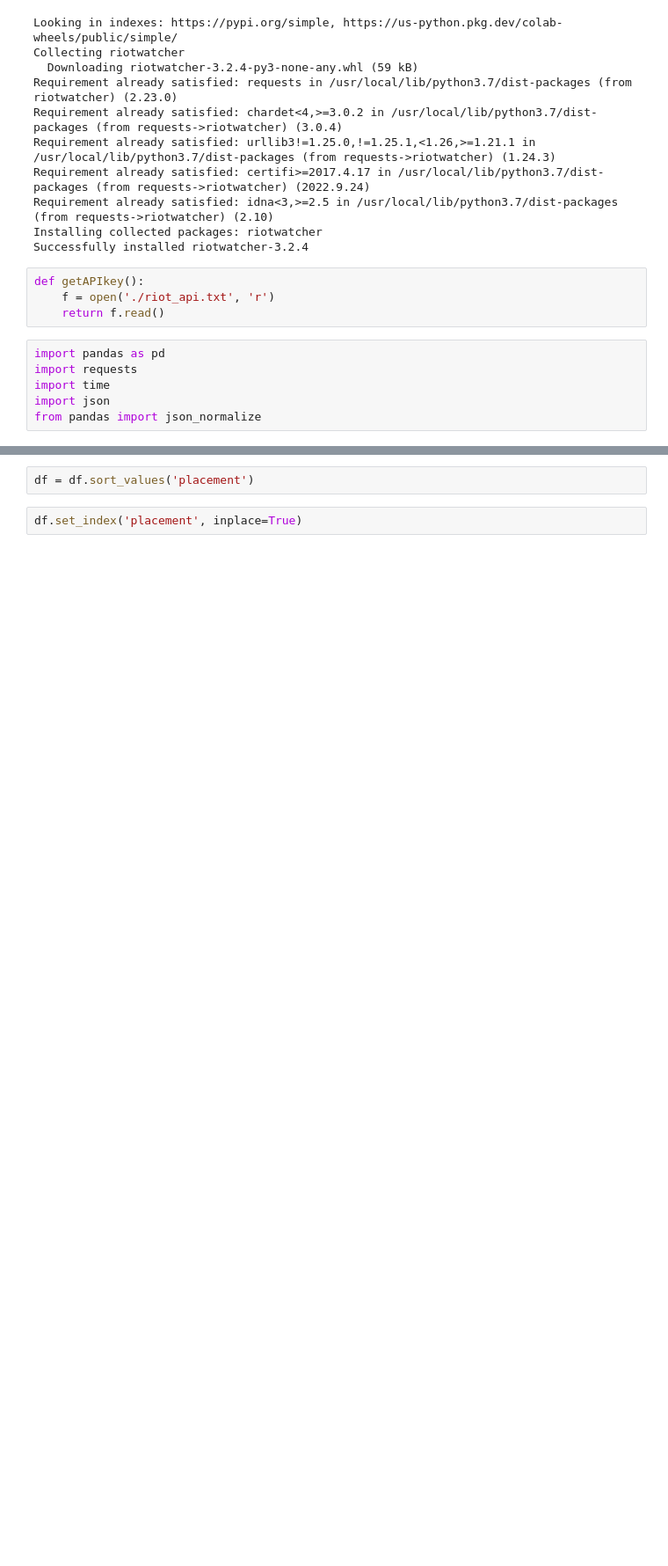
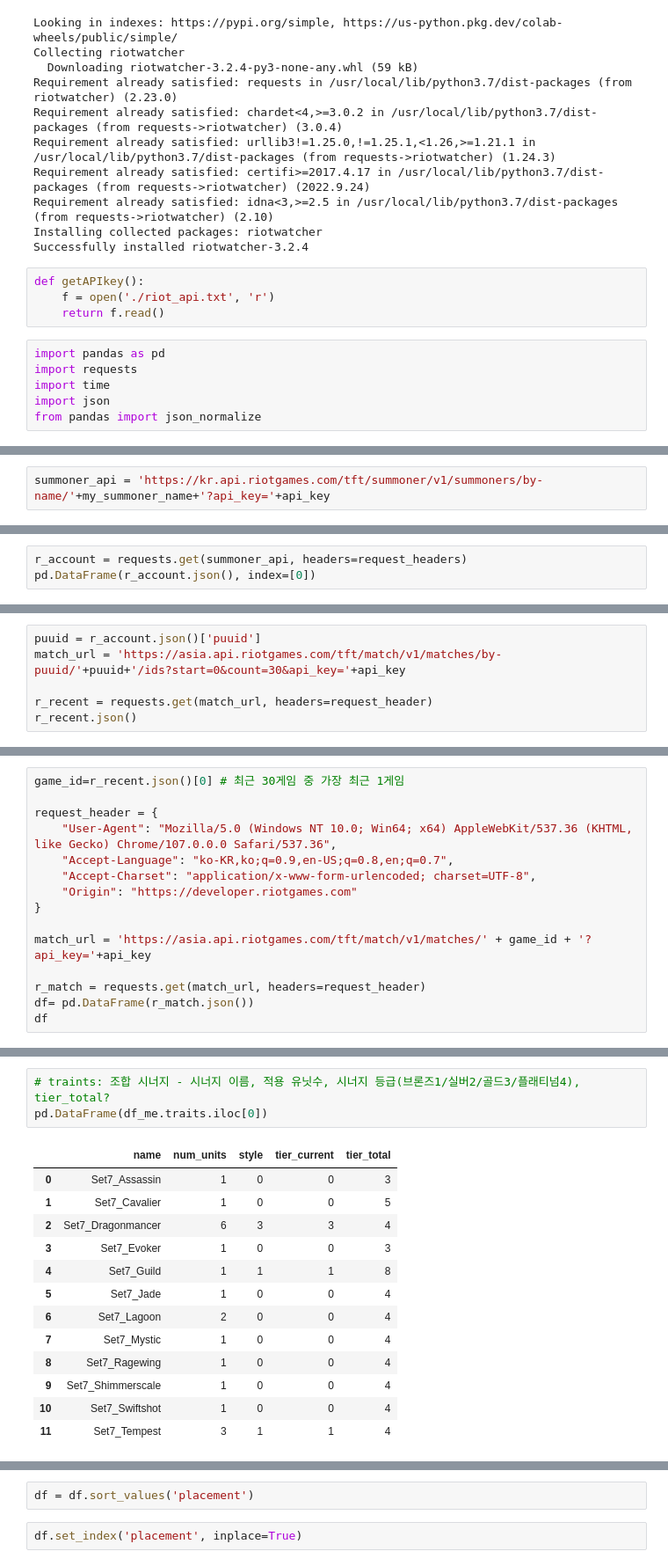
Before and after one commit to ysooch0819/Codestates-AIB-projects, a Jupyter notebook: Section2_project준비.ipynb, the cells around one changed output, grey strips where cells are left out. Shown at 88% size. Drawn from its saved outputs; the diff is of its cells as text; blank space fills up the shorter version.

```diff
--- a/Section2_project준비.ipynb
+++ b/Section2_project준비.ipynb
@@ -184,0 +40,2 @@ df[isMe]['companion'].loc[5]
+# %%
+summoner_api = 'https://kr.api.riotgames.com/tft/summoner/v1/summoners/by-name/'+my_summoner_name+'?api_key='+api_key
@@ -184,0 +65,3 @@ df[isMe]['companion'].loc[5]
+# %%
+r_account = requests.get(summoner_api, headers=request_headers)
+pd.DataFrame(r_account.json(), index=[0])
@@ -184,0 +71,6 @@ df[isMe]['companion'].loc[5]
+# %%
+puuid = r_account.json()['puuid']
+match_url = 'https://asia.api.riotgames.com/tft/match/v1/matches/by-puuid/'+puuid+'/ids?start=0&count=30&api_key='+api_key
+
+r_recent = requests.get(match_url, headers=request_header)
+r_recent.json()
@@ -184,0 +122,15 @@ df[isMe]['companion'].loc[5]
+# %%
+game_id=r_recent.json()[0] # 최근 30게임 중 가장 최근 1게임
+
+request_header = {
+    "User-Agent": "Mozilla/5.0 (Windows NT 10.0; Win64; x64) AppleWebKit/537.36 (KHTML, like Gecko) Chrome/107.0.0.0 Safari/537.36",
+    "Accept-Language": "ko-KR,ko;q=0.9,en-US;q=0.8,en;q=0.7",
+    "Accept-Charset": "application/x-www-form-urlencoded; charset=UTF-8",
+    "Origin": "https://developer.riotgames.com"
+}
+
+match_url = 'https://asia.api.riotgames.com/tft/match/v1/matches/' + game_id + '?api_key='+api_key
+
+r_match = requests.get(match_url, headers=request_header)
+df= pd.DataFrame(r_match.json())
+df
@@ -184,0 +255,17 @@ df[isMe]['companion'].loc[5]
+# %%
+# traints: 조합 시너지 - 시너지 이름, 적용 유닛수, 시너지 등급(브론즈1/실버2/골드3/플래티넘4), tier_total?
+pd.DataFrame(df_me.traits.iloc[0])
+# %% [output]
+|  | name | num_units | style | tier_current | tier_total |
+| 0 | Set7_Assassin | 1 | 0 | 0 | 3 |
+| 1 | Set7_Cavalier | 1 | 0 | 0 | 5 |
+| 2 | Set7_Dragonmancer | 6 | 3 | 3 | 4 |
+| 3 | Set7_Evoker | 1 | 0 | 0 | 3 |
+| 4 | Set7_Guild | 1 | 1 | 1 | 8 |
+| 5 | Set7_Jade | 1 | 0 | 0 | 4 |
+| 6 | Set7_Lagoon | 2 | 0 | 0 | 4 |
+| 7 | Set7_Mystic | 1 | 0 | 0 | 4 |
+| 8 | Set7_Ragewing | 1 | 0 | 0 | 4 |
+| 9 | Set7_Shimmerscale | 1 | 0 | 0 | 4 |
+| 10 | Set7_Swiftshot | 1 | 0 | 0 | 4 |
+| 11 | Set7_Tempest | 3 | 1 | 1 | 4 |
```
Also changed, not shown: parts of 40 cells of this notebook.
